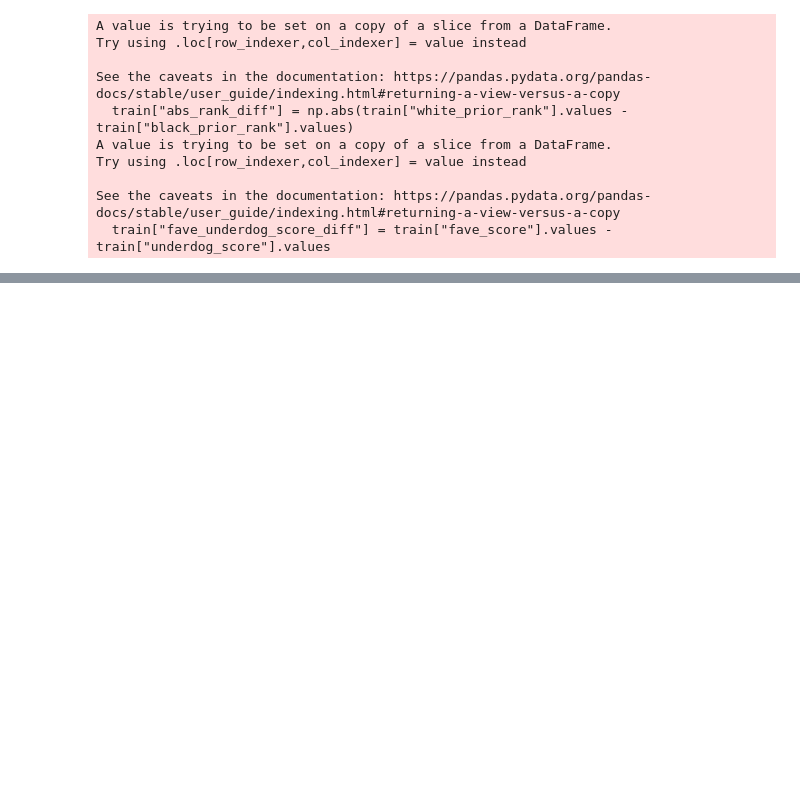
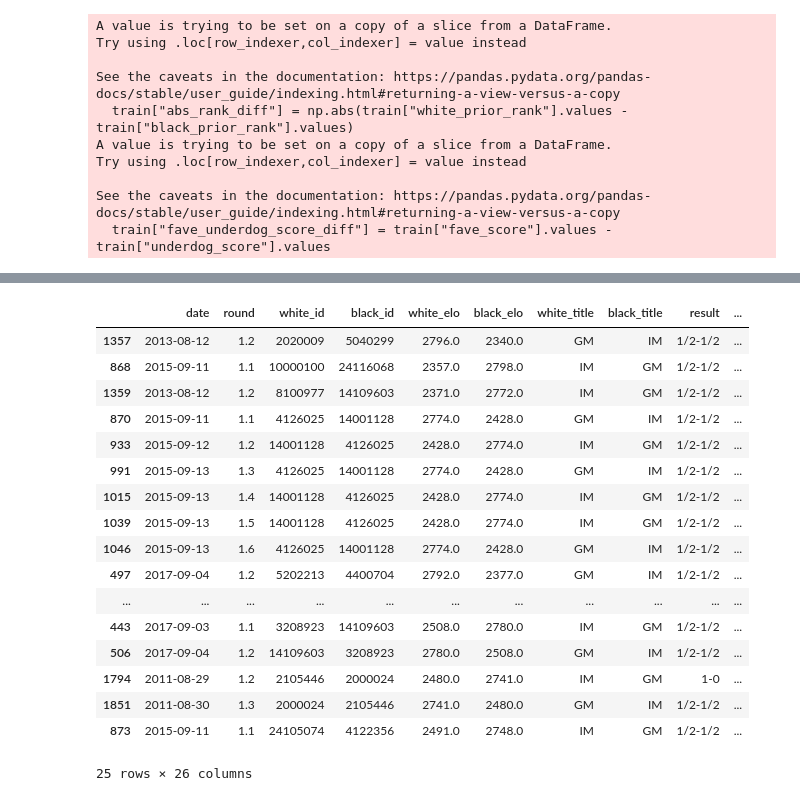
Before and after one commit to maw501/bayesian-chess-prediction, a Jupyter notebook: notebooks/fit_model.ipynb, the cells around one changed output, grey strips where cells are left out. Saved outputs shown, nothing was run; the diff lists cells and outputs as text; code cells hidden in the pictures; blank space fills up the shorter version.

```diff
--- a/notebooks/fit_model.ipynb
+++ b/notebooks/fit_model.ipynb
@@ -174,0 +287,22 @@ else:
+# %%
+mask = train_sorted["fave_outcome"] == train_sorted["pred_class"]
+train_sorted.loc[~mask, :].head(25)
+# %% [output]
+|  | date | round | white_id | black_id | white_elo | black_elo | white_title | black_title | result | ... |
+| 1357 | 2013-08-12 | 1.2 | 2020009 | 5040299 | 2796.0 | 2340.0 | GM | IM | 1/2-1/2 | ... |
+| 868 | 2015-09-11 | 1.1 | 10000100 | 24116068 | 2357.0 | 2798.0 | IM | GM | 1/2-1/2 | ... |
+| 1359 | 2013-08-12 | 1.2 | 8100977 | 14109603 | 2371.0 | 2772.0 | IM | GM | 1/2-1/2 | ... |
+| 870 | 2015-09-11 | 1.1 | 4126025 | 14001128 | 2774.0 | 2428.0 | GM | IM | 1/2-1/2 | ... |
+| 933 | 2015-09-12 | 1.2 | 14001128 | 4126025 | 2428.0 | 2774.0 | IM | GM | 1/2-1/2 | ... |
+| 991 | 2015-09-13 | 1.3 | 4126025 | 14001128 | 2774.0 | 2428.0 | GM | IM | 1/2-1/2 | ... |
+| 1015 | 2015-09-13 | 1.4 | 14001128 | 4126025 | 2428.0 | 2774.0 | IM | GM | 1/2-1/2 | ... |
+| 1039 | 2015-09-13 | 1.5 | 14001128 | 4126025 | 2428.0 | 2774.0 | IM | GM | 1/2-1/2 | ... |
+| 1046 | 2015-09-13 | 1.6 | 4126025 | 14001128 | 2774.0 | 2428.0 | GM | IM | 1/2-1/2 | ... |
+| 497 | 2017-09-04 | 1.2 | 5202213 | 4400704 | 2792.0 | 2377.0 | GM | IM | 1/2-1/2 | ... |
+| ... | ... | ... | ... | ... | ... | ... | ... | ... | ... | ... |
+| 443 | 2017-09-03 | 1.1 | 3208923 | 14109603 | 2508.0 | 2780.0 | IM | GM | 1/2-1/2 | ... |
+| 506 | 2017-09-04 | 1.2 | 14109603 | 3208923 | 2780.0 | 2508.0 | GM | IM | 1/2-1/2 | ... |
+| 1794 | 2011-08-29 | 1.2 | 2105446 | 2000024 | 2480.0 | 2741.0 | IM | GM | 1-0 | ... |
+| 1851 | 2011-08-30 | 1.3 | 2000024 | 2105446 | 2741.0 | 2480.0 | GM | IM | 1/2-1/2 | ... |
+| 873 | 2015-09-11 | 1.1 | 24105074 | 4122356 | 2491.0 | 2748.0 | IM | GM | 1/2-1/2 | ... |
+25 rows × 26 columns
```
Also changed, not shown: parts of 15 cells of this notebook, 2 other files.
